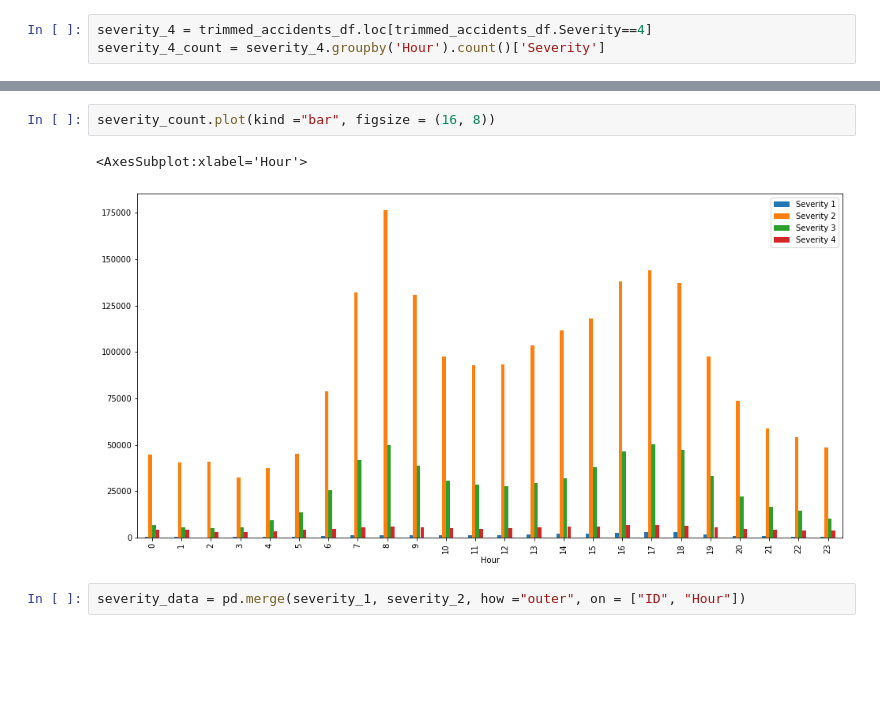
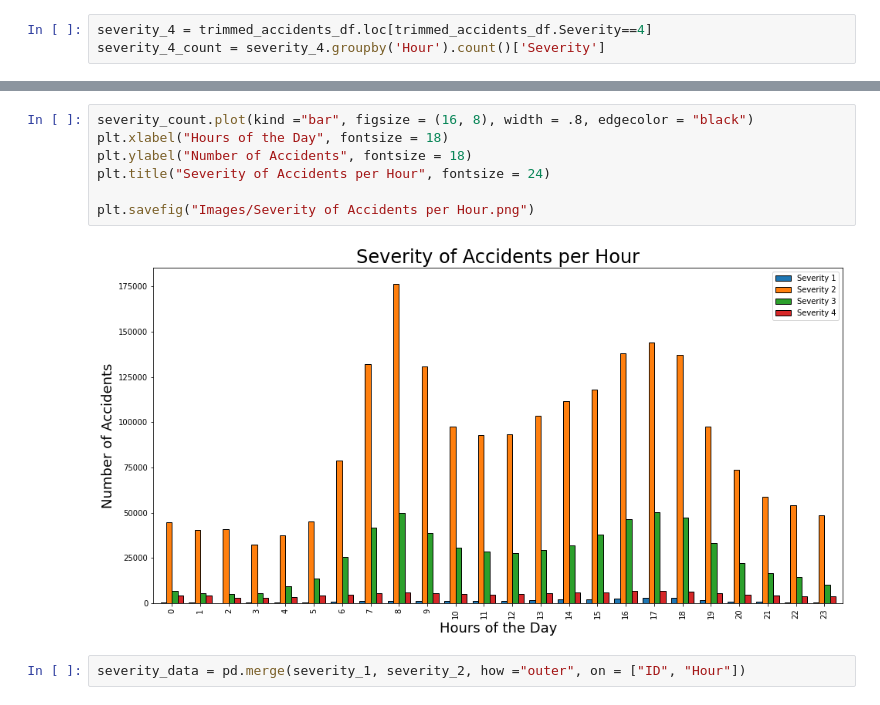
Before and after one commit to EmilyZ9392/Project-1-LJE, a Jupyter notebook: Project-1-LJE/accident_project_time.ipynb, the cells around one changed output, grey strips where cells are left out. Cells and saved outputs as stored; diff of their text form; blank space fills up the shorter version.

```diff
--- a/Project-1-LJE/accident_project_time.ipynb
+++ b/Project-1-LJE/accident_project_time.ipynb
@@ -188,8 +153,12 @@ severity_count
-# %%
-severity_count.plot(kind ="bar", figsize = (16, 8))
-# %% [output]
-<AxesSubplot:xlabel='Hour'>
-[figure, removed]
+# %%
+severity_count.plot(kind ="bar", figsize = (16, 8), width = .8, edgecolor = "black")
+plt.xlabel("Hours of the Day", fontsize = 18)
+plt.ylabel("Number of Accidents", fontsize = 18)
+plt.title("Severity of Accidents per Hour", fontsize = 24)
+
+plt.savefig("Images/Severity of Accidents per Hour.png")
+# %% [output]
+[figure, added]
 # %%
 severity_data = pd.merge(severity_1, severity_2, how ="outer", on = ["ID", "Hour"])
 # %%
```
Also changed, not shown: parts of 4 cells of this notebook, 3 other files.
